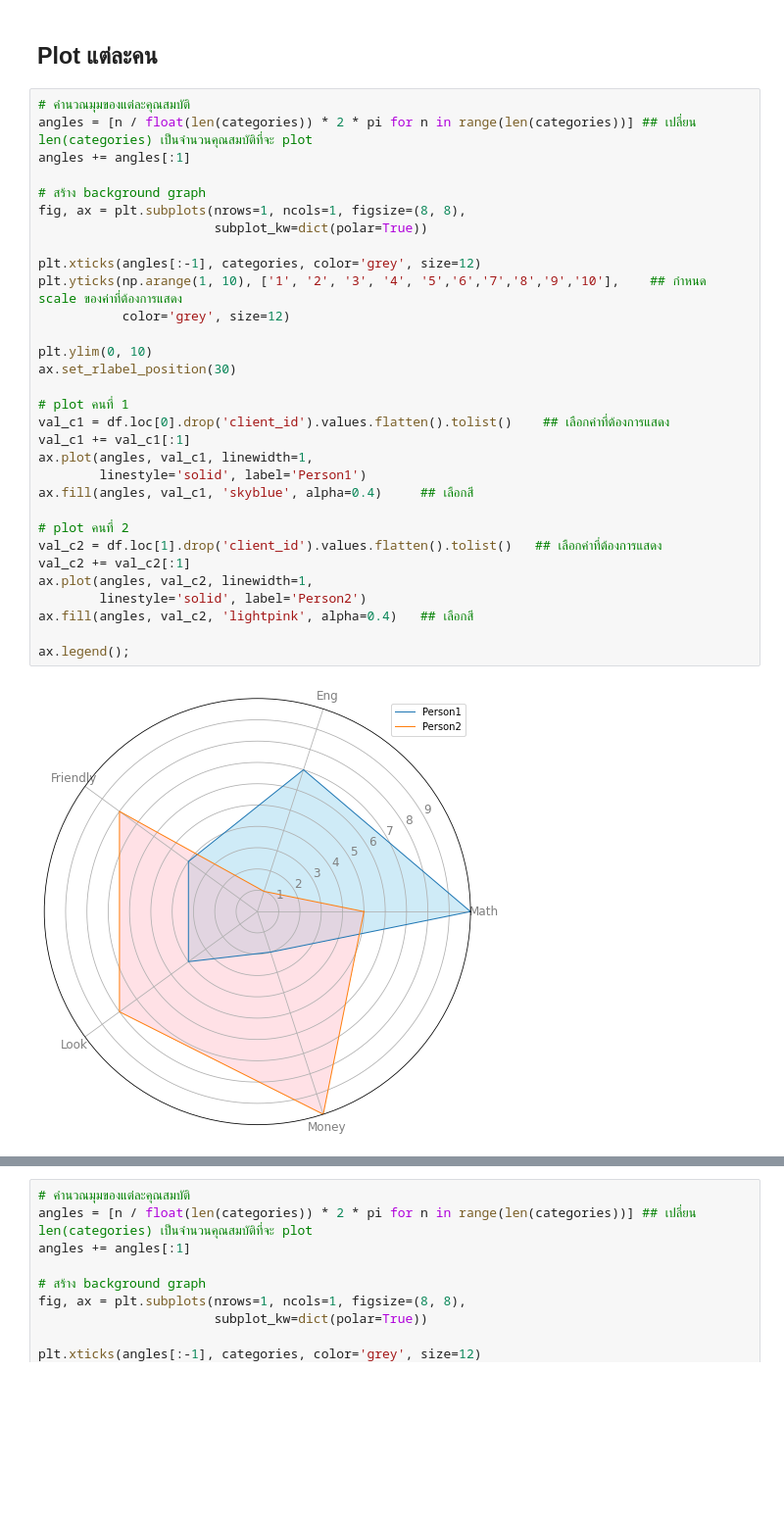
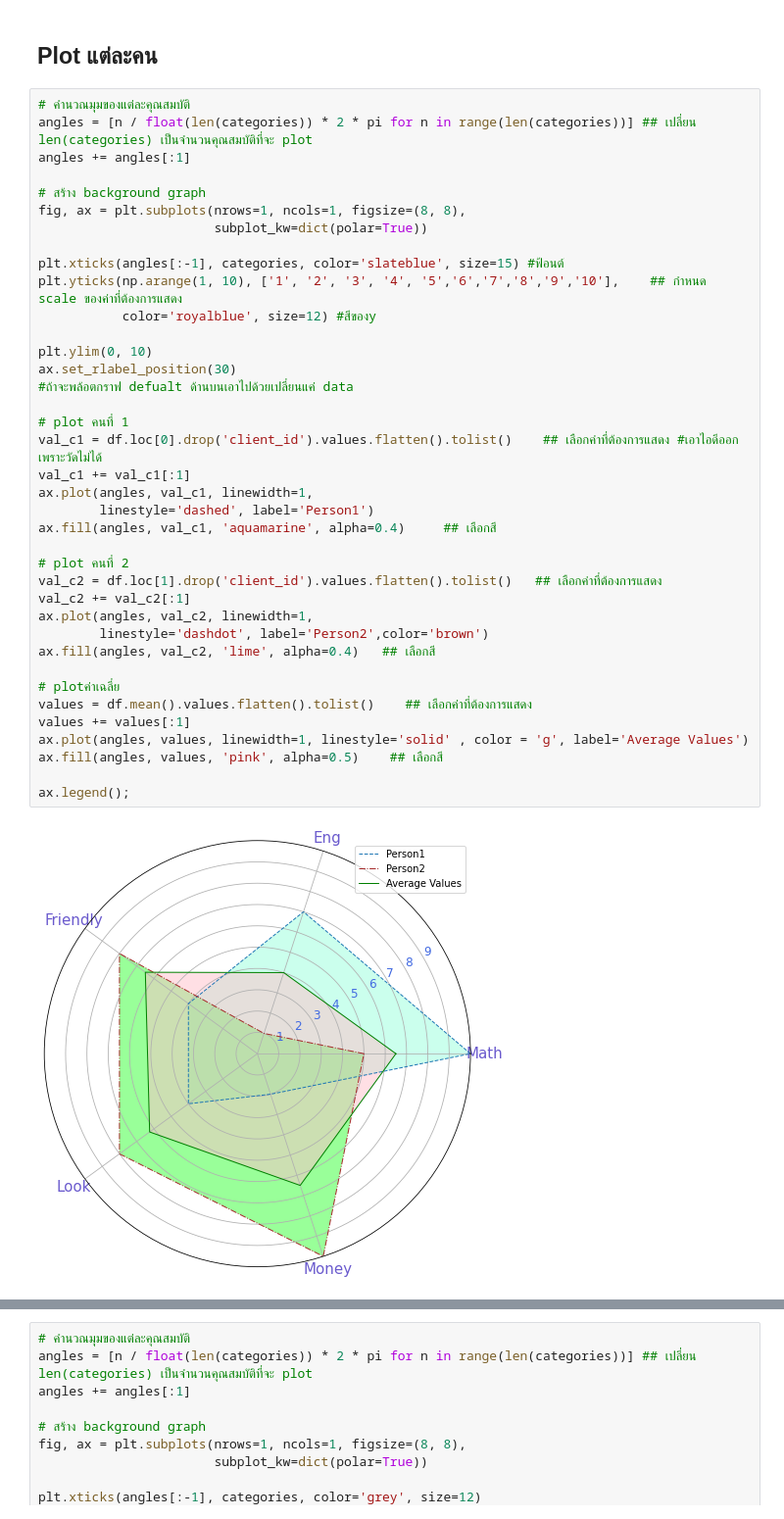
Before and after one commit to sucheerarighthere/BasicProg_DataViz65, a Jupyter notebook: DataViz04_Data_Comparison.ipynb, the cells around one changed output, grey strips where cells are left out. Shown at 98% size. Cells and saved outputs as stored; diff of their text form; blank space fills up the shorter version.

```diff
--- a/DataViz04_Data_Comparison.ipynb
+++ b/DataViz04_Data_Comparison.ipynb
@@ -520,33 +609,40 @@ ax.fill(angles, values, 'lightpink', alpha=0.5) #พื้นที่
 # %%
 # คำนวณมุมของแต่ละคุณสมบัติ
 angles = [n / float(len(categories)) * 2 * pi for n in range(len(categories))] ## เปลี่ยน len(categories) เป็นจำนวนคุณสมบัติที่จะ plot
 angles += angles[:1]
 
 # สร้าง background graph
 fig, ax = plt.subplots(nrows=1, ncols=1, figsize=(8, 8),
                        subplot_kw=dict(polar=True))
 
-plt.xticks(angles[:-1], categories, color='grey', size=12)
+plt.xticks(angles[:-1], categories, color='slateblue', size=15) #ฟ้อนต์
 plt.yticks(np.arange(1, 10), ['1', '2', '3', '4', '5','6','7','8','9','10'],    ## กำหนด scale ของค่าที่ต้องการแสดง
-           color='grey', size=12)
+           color='royalblue', size=12) #สีของy
 
 plt.ylim(0, 10)
 ax.set_rlabel_position(30)
+#ถ้าจะพล้อตกราฟ defualt ด้านบนเอาไปด้วยเปลี่ยนแค่ data
 
 # plot คนที่ 1
-val_c1 = df.loc[0].drop('client_id').values.flatten().tolist()    ## เลือกค่าที่ต้องการแสดง
+val_c1 = df.loc[0].drop('client_id').values.flatten().tolist()    ## เลือกค่าที่ต้องการแสดง #เอาไอดีออกเพราะวัดไม่ได้
 val_c1 += val_c1[:1]
 ax.plot(angles, val_c1, linewidth=1,
-        linestyle='solid', label='Person1')
-ax.fill(angles, val_c1, 'skyblue', alpha=0.4)     ## เลือกสี
+        linestyle='dashed', label='Person1')
+ax.fill(angles, val_c1, 'aquamarine', alpha=0.4)     ## เลือกสี
 
 # plot คนที่ 2
 val_c2 = df.loc[1].drop('client_id').values.flatten().tolist()   ## เลือกค่าที่ต้องการแสดง
 val_c2 += val_c2[:1]
 ax.plot(angles, val_c2, linewidth=1,
-        linestyle='solid', label='Person2')
-ax.fill(angles, val_c2, 'lightpink', alpha=0.4)   ## เลือกสี
+        linestyle='dashdot', label='Person2',color='brown')
+ax.fill(angles, val_c2, 'lime', alpha=0.4)   ## เลือกสี
+
+# plotค่าเฉลี่ย
+values = df.mean().values.flatten().tolist()    ## เลือกค่าที่ต้องการแสดง
+values += values[:1]
+ax.plot(angles, values, linewidth=1, linestyle='solid' , color = 'g', label='Average Values')
+ax.fill(angles, values, 'pink', alpha=0.5)    ## เลือกสี
 
 ax.legend();
 # %% [output]
-[figure, old version]
+[figure, new version]
```
Also changed, not shown: parts of 54 cells of this notebook.
